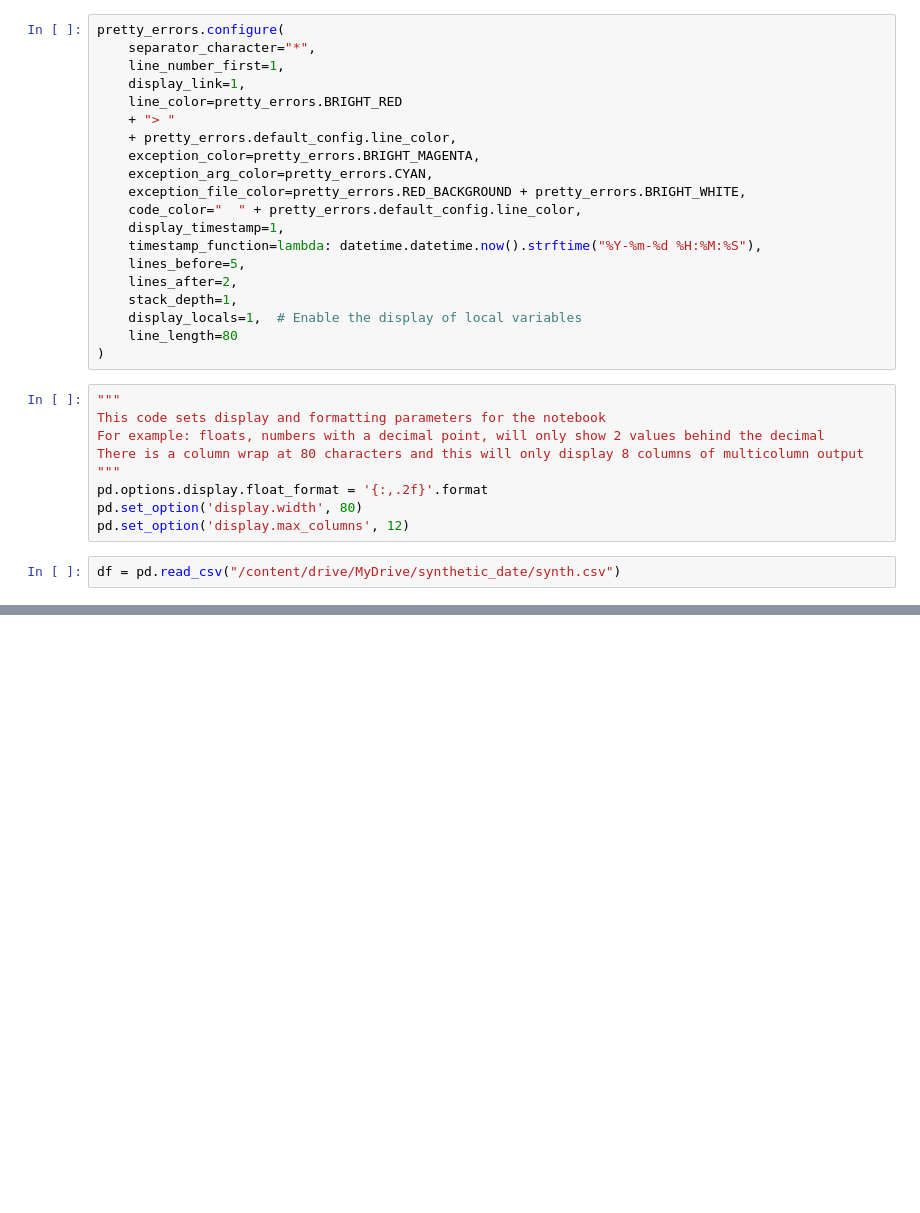
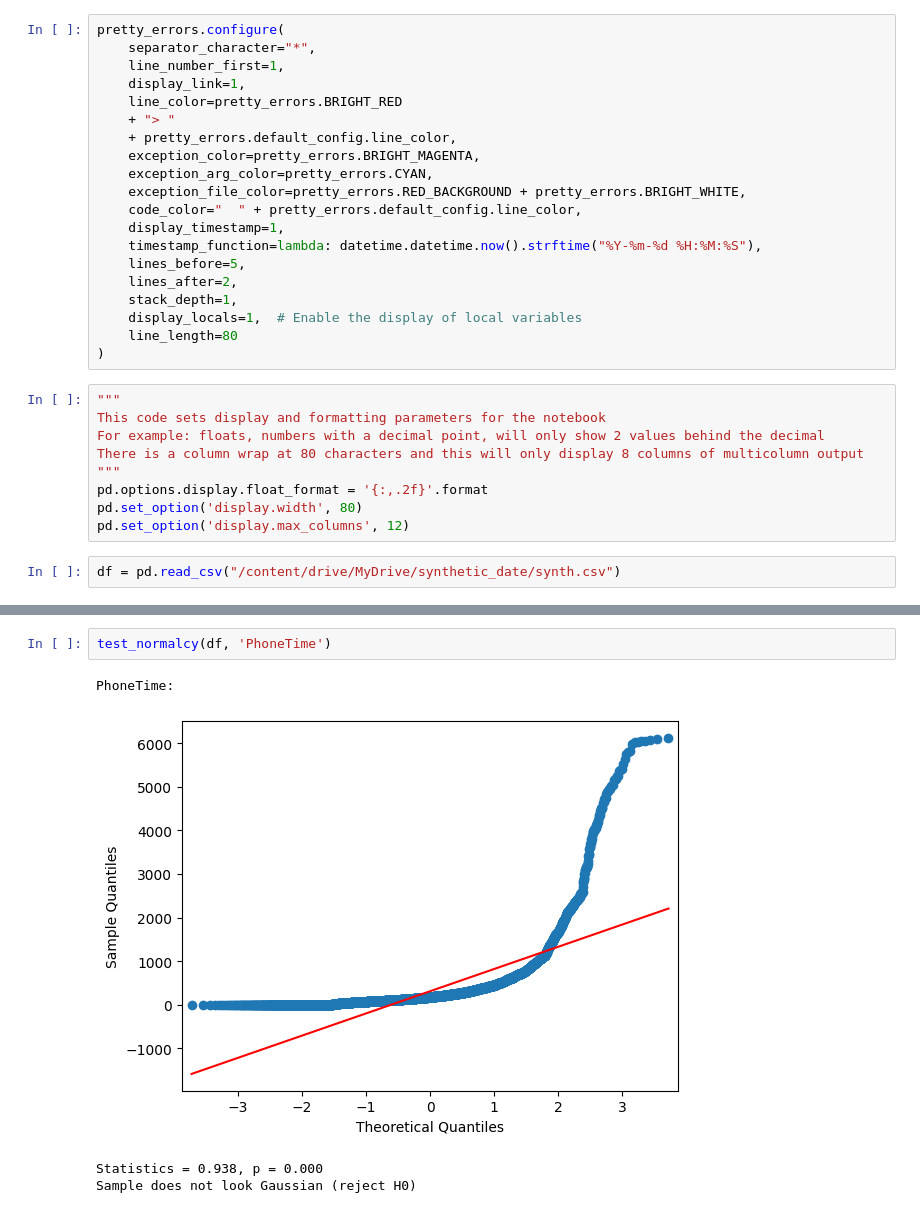
Before and after one commit to trdunsworth/eda2, a Jupyter notebook: VA_NENA_EDA.ipynb, the cells around one changed output, grey strips where cells are left out. Saved outputs shown, nothing was run; the diff lists cells and outputs as text; blank space fills up the shorter version.

```diff
--- a/VA_NENA_EDA.ipynb
+++ b/VA_NENA_EDA.ipynb
@@ -81,0 +234,7 @@ df = pd.read_csv("/content/drive/MyDrive/synthetic_date/synth.csv")
+# %%
+test_normalcy(df, 'PhoneTime')
+# %% [output]
+PhoneTime:
+[figure, added]
+Statistics = 0.938, p = 0.000
+Sample does not look Gaussian (reject H0)
```
Also changed, not shown: parts of 21 cells of this notebook.
